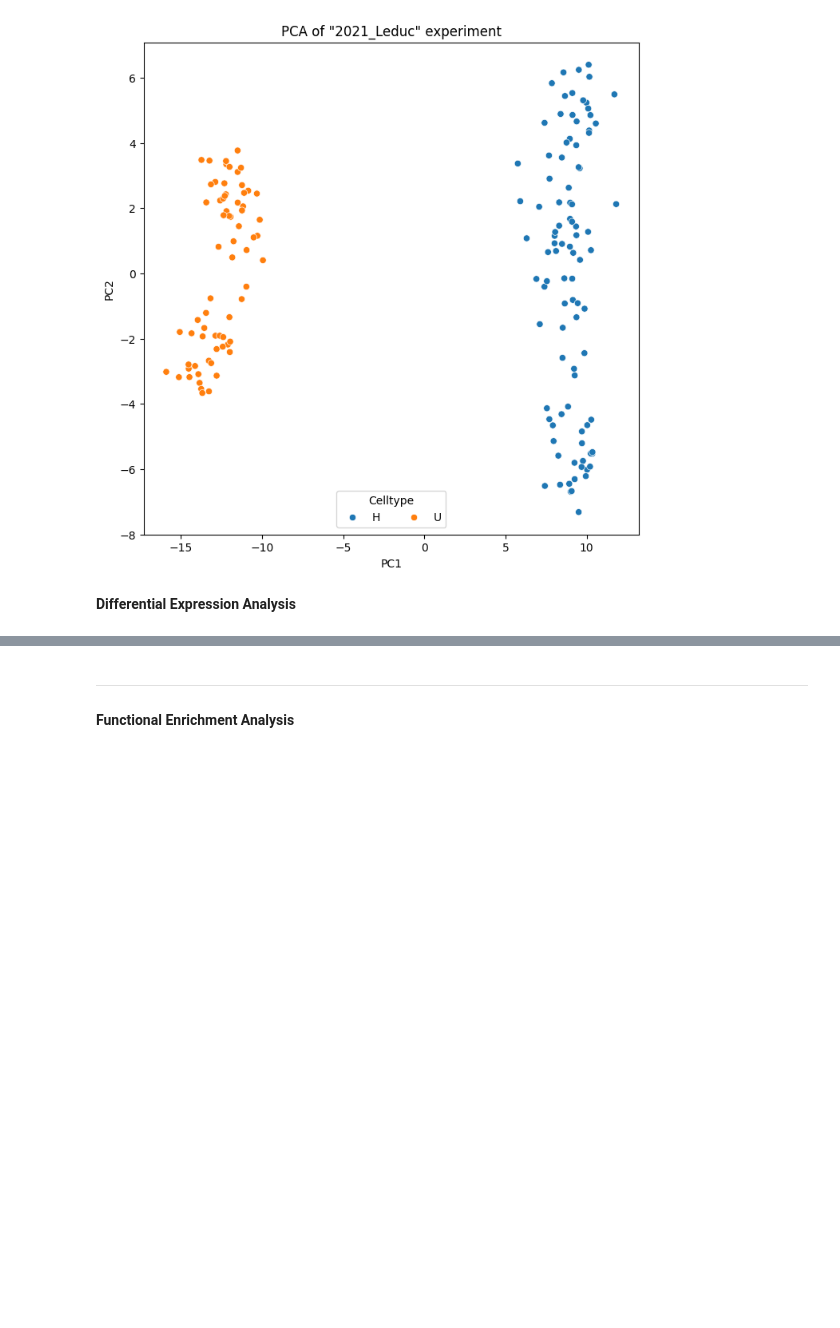
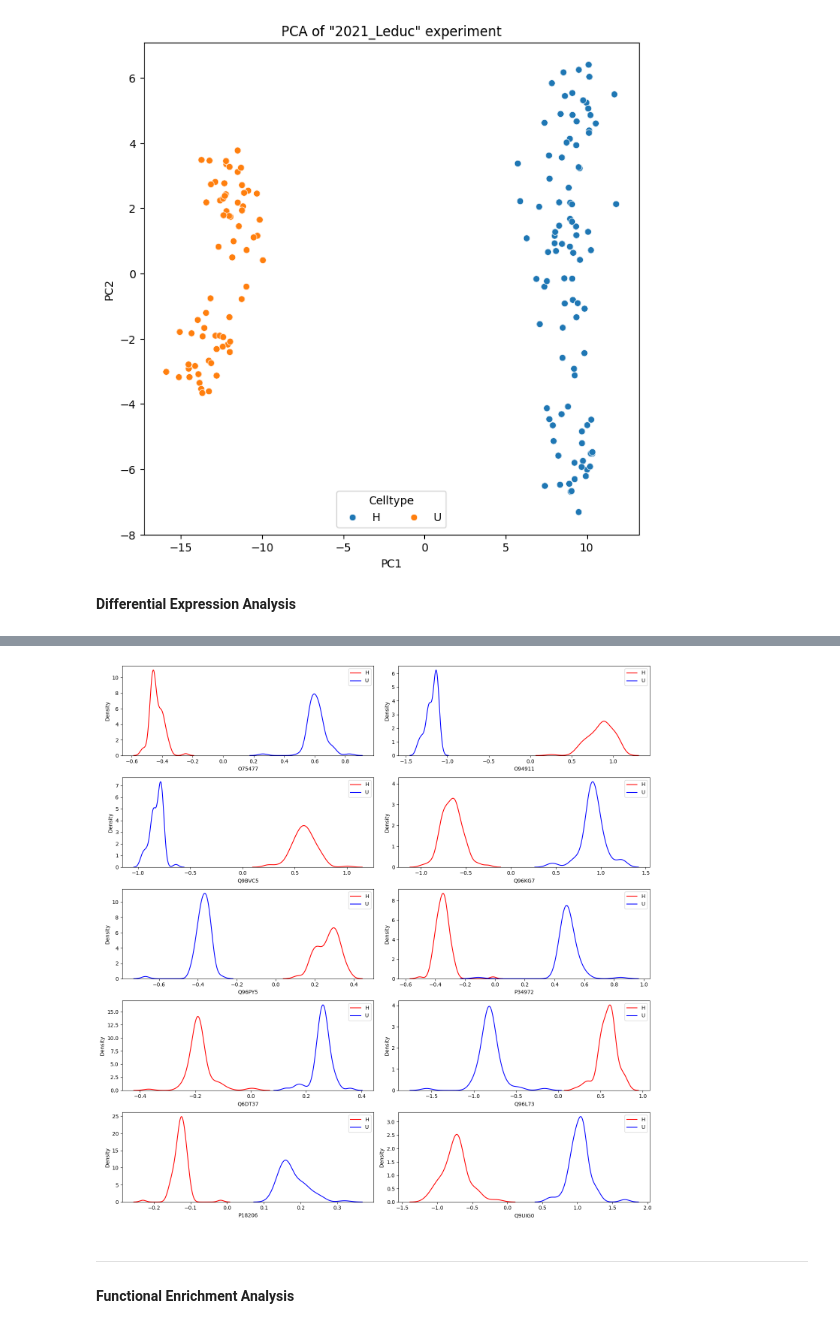
Before and after one commit to powwowath/pyMSpro, a Jupyter notebook: 00_simple_pipeline.ipynb, the cells around one changed output, grey strips where cells are left out. Cells and saved outputs as stored; diff of their text form; code cells hidden in the pictures; blank space fills up the shorter version.

```diff
--- a/00_simple_pipeline.ipynb
+++ b/00_simple_pipeline.ipynb
@@ -161,3 +269,21 @@ dataT
+# %%
+# Density plot of the top 10 proteins with the lowest p-values
+fig, axs = plt.subplots(5, 2, figsize=(15, 15))
+
+for i in range(0, 10, 2):
+    sns.kdeplot(data_H.loc[sorted_results.iloc[i, 0], :], color='red', ax=axs[int(i/2), 0])
+    sns.kdeplot(data_U.loc[sorted_results.iloc[i, 0], :], color='blue', ax=axs[int(i/2), 0])
+
+    sns.kdeplot(data_H.loc[sorted_results.iloc[i+1, 0], :], color='red', ax=axs[int(i/2), 1])
+    sns.kdeplot(data_U.loc[sorted_results.iloc[i+1, 0], :], color='blue', ax=axs[int(i/2), 1])
+
+    axs[int(i/2), 0].legend(['H', 'U'])
+    axs[int(i/2), 1].legend(['H', 'U'])
+
+plt.tight_layout()
+plt.show()
+# %% [output]
+[figure, added]
 # %% [markdown]
 
 ---
```
Also changed, not shown: parts of 28 cells of this notebook, 1 other file.
